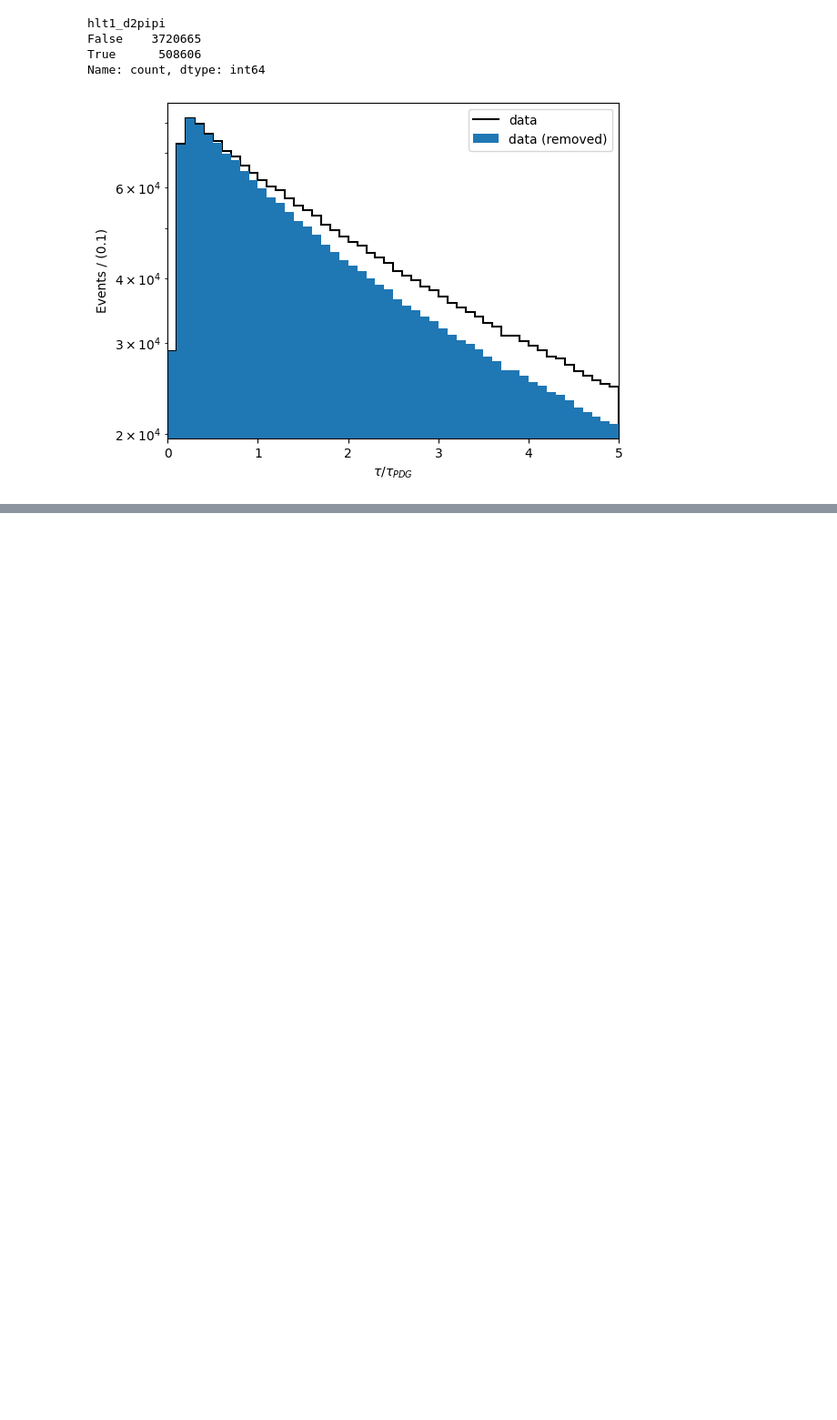
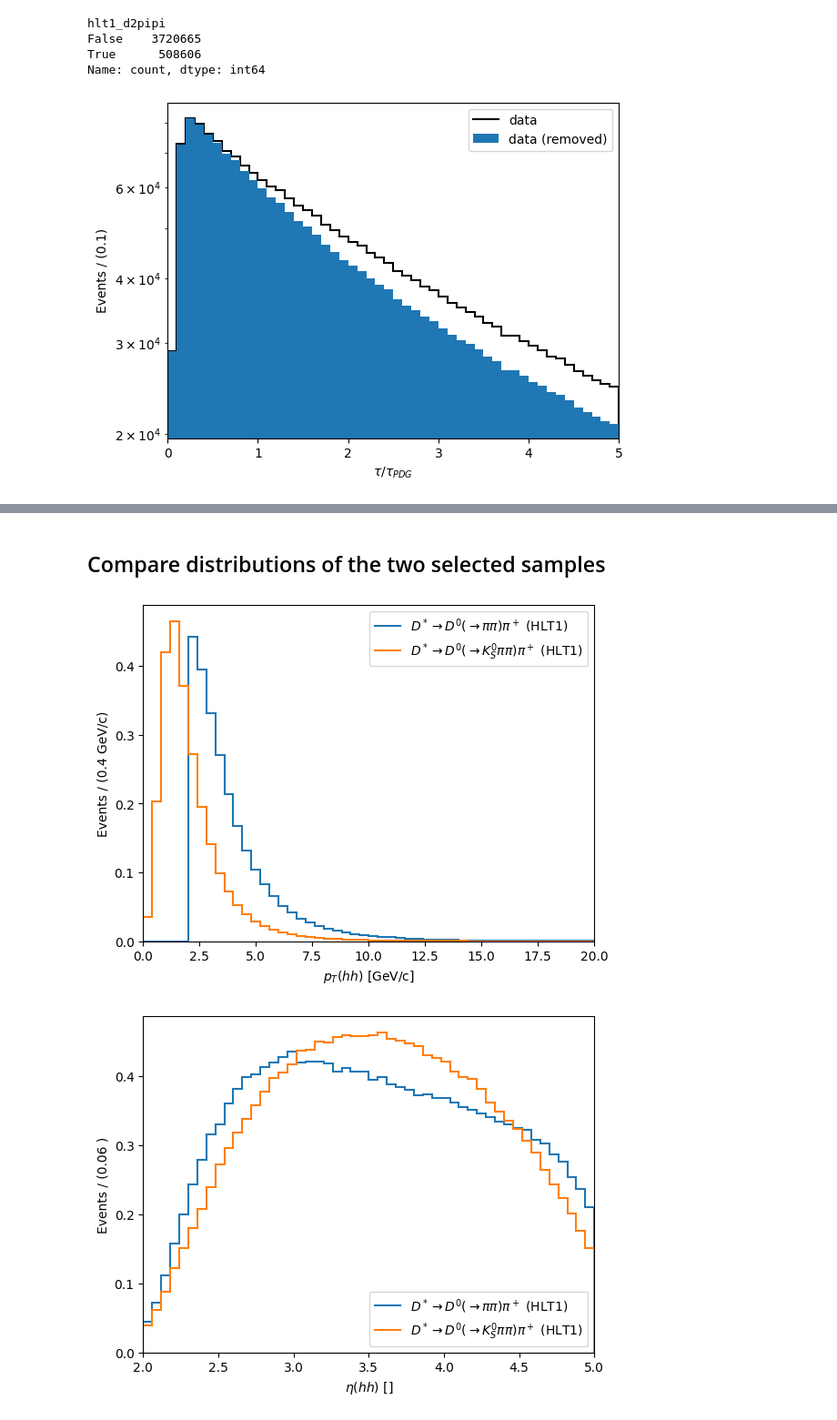
Before and after one commit to cpviolation/d02kspipi_asymmetry, a Jupyter notebook: notebooks/efficiency_studies.ipynb, the cells around one changed output, grey strips where cells are left out. Shown at 91% size. Cells and saved outputs as stored; diff of their text form; code cells hidden in the pictures; blank space fills up the shorter version.

Commit message:
updated notebook to commpare selected HLT1 candidates

```diff
--- a/notebooks/efficiency_studies.ipynb
+++ b/notebooks/efficiency_studies.ipynb
@@ -148,6 +148,7 @@ fig, ax = plot_hist(df['hh_CTAU']/0.4101, name=r'$\tau/\tau_{PDG}$', density=Tru
 # %%
 from d02kspipi_asymmetry.selections import hlt1_d2pipi
 df['hlt1_d2pipi'] = hlt1_d2pipi(df)
+df_hlt1d2pipi = df[df['hlt1_d2pipi']]
 # %%
 df['hlt1_d2pipi'].value_counts()
 # %% [output]
@@ -162,0 +232,23 @@ fig, ax = plot_removed(df['hh_CTAU'].to_numpy()/0.4101, df['hlt1_d2pipi'].to_num
+# %% [markdown]
+## Compare distributions of the two selected samples
+# %%
+df_hlt1d2pipi['h1_P'] = 1000.*(df_hlt1d2pipi['pip_PX']**2 + df_hlt1d2pipi['pip_PY']**2 + df_hlt1d2pipi['pip_PZ']**2)**0.5
+df_hlt1d2pipi['h2_P'] = 1000.*(df_hlt1d2pipi['pim_PX']**2 + df_hlt1d2pipi['pim_PY']**2 + df_hlt1d2pipi['pim_PZ']**2)**0.5
+# ['hh_PT', 'hh_VERTEX_CHI2', 'hh_ETA', 'hh_DOCA', 'h1_PT', 'h2_PT', 'h1_IP', 'h2_IP', 'hh_CTAU', 'hh_MASS', 'hh_Z', 'PV_Z']
+fig, ax = plot_hists([df_hlt1d2pipi['hh_PT']/1000., df_hlt1d2kspipi['hh_PT']/1000.], legend=[r'$D^*\to D^0(\to\pi\pi)\pi^+$ (HLT1)', r'$D^*\to D^0(\to K_S^0\pi\pi)\pi^+$ (HLT1)'],
+                     name=r'$p_T(hh)$', unit='GeV/c', density=True, bins=50, range=(0, 20), log=True)
+fig, ax = plot_hists([df_hlt1d2pipi['hh_ETA'], df_hlt1d2kspipi['hh_ETA']], legend=[r'$D^*\to D^0(\to\pi\pi)\pi^+$ (HLT1)', r'$D^*\to D^0(\to K_S^0\pi\pi)\pi^+$ (HLT1)'],
+                     name=r'$\eta(hh)$', unit='', density=True, bins=50, range=(2, 5), log=True)
+# fig, ax = plot_hists([df_hlt1d2pipi['hh_DOCA'], df_hlt1d2kspipi['hh_DOCA']], legend=[r'$D^*\to D^0(\to\pi\pi)\pi^+$ (HLT1)', r'$D^*\to D^0(\to K_S^0\pi\pi)\pi^+$ (HLT1)'],
+#                      name=r'DOCA(hh)', unit='mm', density=True, bins=50, range=(0, .02), log=True) # IT IS 0 SINCE THEY ORIGINATE FROM THE SAME VERTEX
+fig, ax = plot_hists([df_hlt1d2pipi[['h1_PT', 'h2_PT']].min(axis=1)/1000., df_hlt1d2kspipi[['h1_PT', 'h2_PT']].min(axis=1)/1000.], legend=[r'$D^*\to D^0(\to\pi\pi)\pi^+$ (HLT1)', r'$D^*\to D^0(\to K_S^0\pi\pi)\pi^+$ (HLT1)'],
+                     name=r'min $p_T(h)$', unit='GeV/c', density=True, bins=50, range=(0, 5), log=True)
+fig, ax = plot_hists([df_hlt1d2pipi[['h1_P', 'h2_P']].min(axis=1)/1000., df_hlt1d2kspipi[['h1_P', 'h2_P']].min(axis=1)/1000.], legend=[r'$D^*\to D^0(\to\pi\pi)\pi^+$ (HLT1)', r'$D^*\to D^0(\to K_S^0\pi\pi)\pi^+$ (HLT1)'],
+                     name=r'min $p_T(h)$', unit='GeV/c', density=True, bins=50, range=(0, 150), log=True)
+fig, ax = plot_hists([df_hlt1d2pipi[['h1_IP', 'h2_IP']].min(axis=1), df_hlt1d2kspipi[['h1_IP', 'h2_IP']].min(axis=1)], legend=[r'$D^*\to D^0(\to\pi\pi)\pi^+$ (HLT1)', r'$D^*\to D^0(\to K_S^0\pi\pi)\pi^+$ (HLT1)'],
+                     name=r'min $IP(h)$', unit='mm', density=True, bins=50, range=(0.05, 0.5), log=True)
+fig, ax = plot_hists([df_hlt1d2pipi['hh_CTAU']/0.4101, df_hlt1d2kspipi['KS_hh_CTAU']/0.4101], legend=[r'$D^*\to D^0(\to\pi\pi)\pi^+$ (HLT1)', r'$D^*\to D^0(\to K_S^0\pi\pi)\pi^+$ (HLT1)'],
+                     name=r'$\tau/\tau_{D^0}$', unit=None, density=True, bins=50, range=(0.4, 10), log=True)
+# %% [output]
+[figure, added]
+[figure, added]
```
Also changed, not shown: parts of 6 cells of this notebook, 3 other files.
